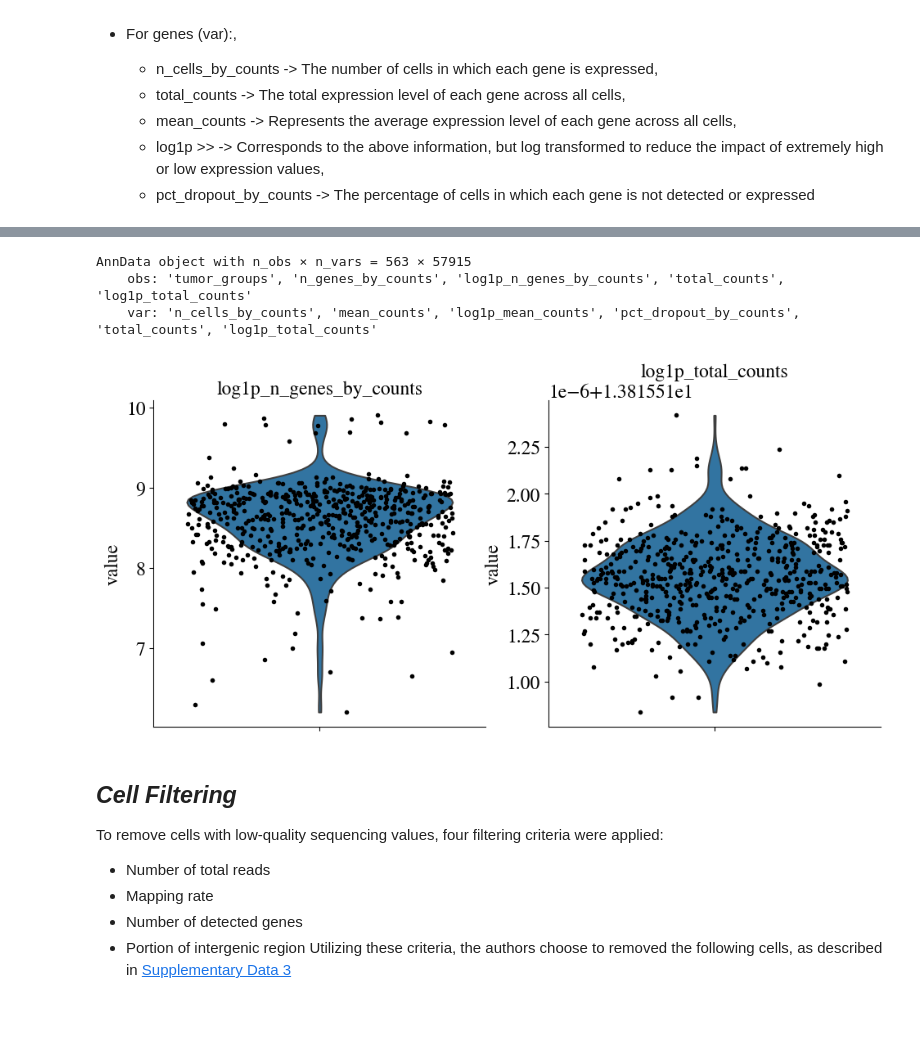
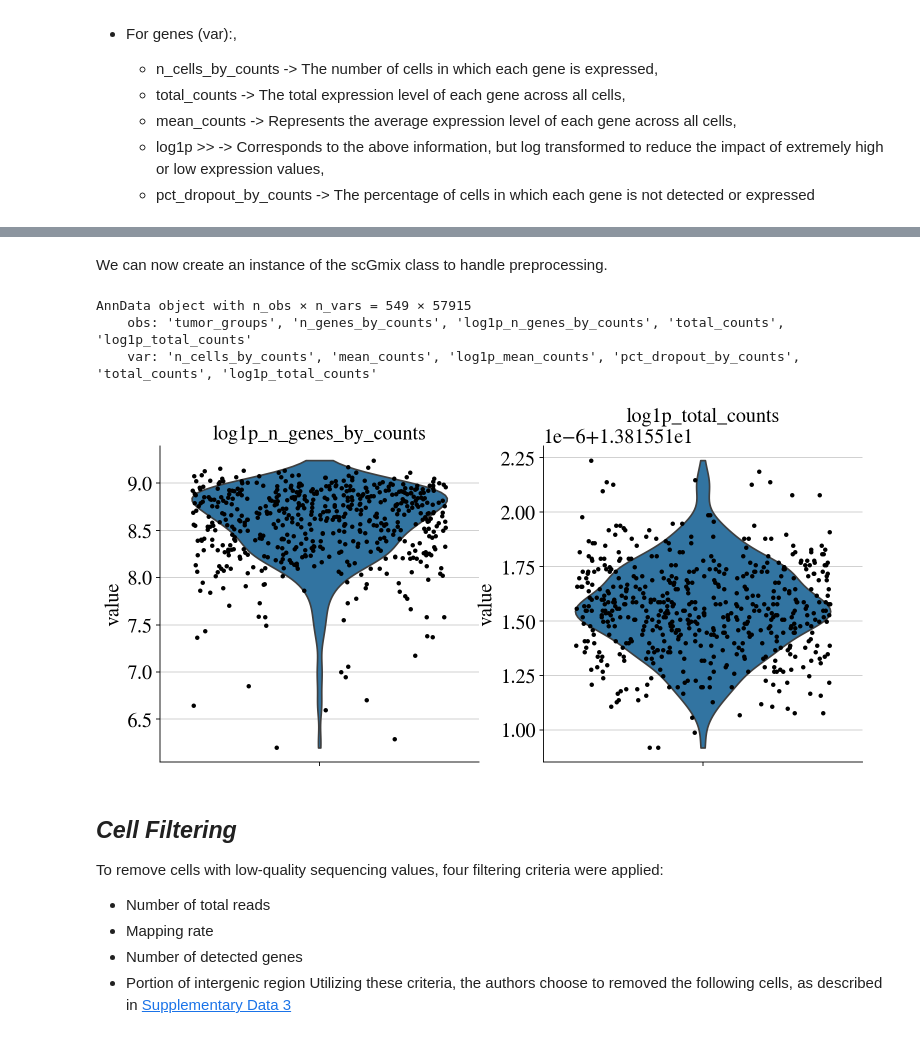
Before and after one commit to KyriakosPsa/BreastCancer-SingleCell, a Jupyter notebook: preprocessing_MLCBipynb_refactored.ipynb, the cells around one changed output, grey strips where cells are left out. Drawn from its saved outputs; the diff is of its cells as text; code cells hidden in the pictures.

Commit message:
Total Refactor

```diff
--- a/preprocessing_MLCBipynb_refactored.ipynb
+++ b/preprocessing_MLCBipynb_refactored.ipynb
@@ -68,2 +103,14 @@ adata.obs['tumor_groups'] = tumor_groups
+# %%
+# mitochondrial genes
+cadata.var["mt"] = cadata.var_names.str.startswith("MT-")
+print(f"print len(cadata)")
+# ribosomal genes
+cadata.var["ribo"] = cadata.var_names.str.startswith(("RPS", "RPL"))
+# hemoglobin genes.
+cadata.var["hb"] = cadata.var_names.str.contains(("^HB[^(P)]"))
 # %% [markdown]
 Before proceeding with cell & gene filtering we annotate quality control metrics to the counts matrix via scanpy's `calculate_qc_metrics` for the `cell_adata` counts matrix.
+# %%
+sc.pp.calculate_qc_metrics(cadata, qc_vars=["mt", "ribo", "hb"], inplace=True, percent_top=[20], log1p=True
+)
+cadata
@@ -79,3 +130,9 @@ Before proceeding with cell & gene filtering we annotate quality control metrics
     - mean_counts -> Represents the average expression level of each gene across all cells,
     - log1p >> -> Corresponds to the above information, but log transformed to reduce the impact of extremely high or low expression values,
     - pct_dropout_by_counts -> The percentage of cells in which each gene is not detected or expressed
+# %%
+sc.pp.filter_cells(cadata, min_genes=200)
+sc.pp.filter_genes(cadata, min_cells=3)
+sc.pp.calculate_qc_metrics(cadata,percent_top = None,log1p= True,inplace = True)
+sc.pl.violin(cadata, ['n_genes_by_counts', 'total_counts'],size = 5,jitter=0.4, multi_panel=True)
+sc.pl.scatter(cadata, x='total_counts', y='n_genes_by_counts')
@@ -82,15 +142,17 @@ Before proceeding with cell & gene filtering we annotate quality control metrics
+# %% [markdown]
+We can now create an instance of the scGmix class to handle preprocessing.
 # %%
-sc.pp.calculate_qc_metrics(adata,percent_top = None,log1p = True,inplace = True)
-adata
+sc.pp.calculate_qc_metrics(cadata,percent_top = None,log1p = True,inplace = True)
+cadata
 # %% [output]
-AnnData object with n_obs × n_vars = 563 × 57915
+AnnData object with n_obs × n_vars = 549 × 57915
     obs: 'tumor_groups', 'n_genes_by_counts', 'log1p_n_genes_by_counts', 'total_counts', 'log1p_total_counts'
     var: 'n_cells_by_counts', 'mean_counts', 'log1p_mean_counts', 'pct_dropout_by_counts', 'total_counts', 'log1p_total_counts'
 # %%
-sc.pl.violin(adata, ['log1p_n_genes_by_counts', 'log1p_total_counts'],size = 4,
+sc.pl.violin(cadata, ['log1p_n_genes_by_counts', 'log1p_total_counts'],size = 4,
              jitter=0.4, multi_panel=True)
 # %% [output]
-[figure, old version]
+[figure, new version]
 # %% [markdown]
 ## *Cell Filtering*
 To remove cells with low-quality sequencing values, four filtering criteria were applied:
```
Also changed, not shown: parts of 21 cells of this notebook, 6 other files.
